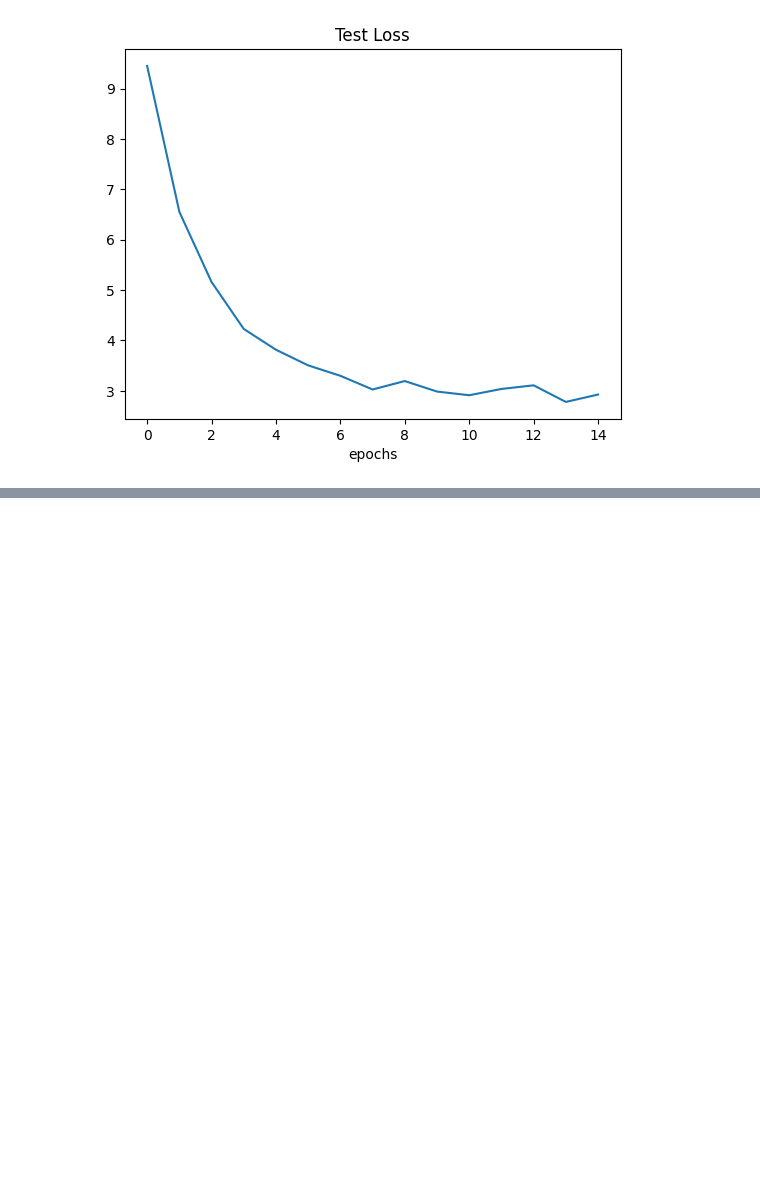
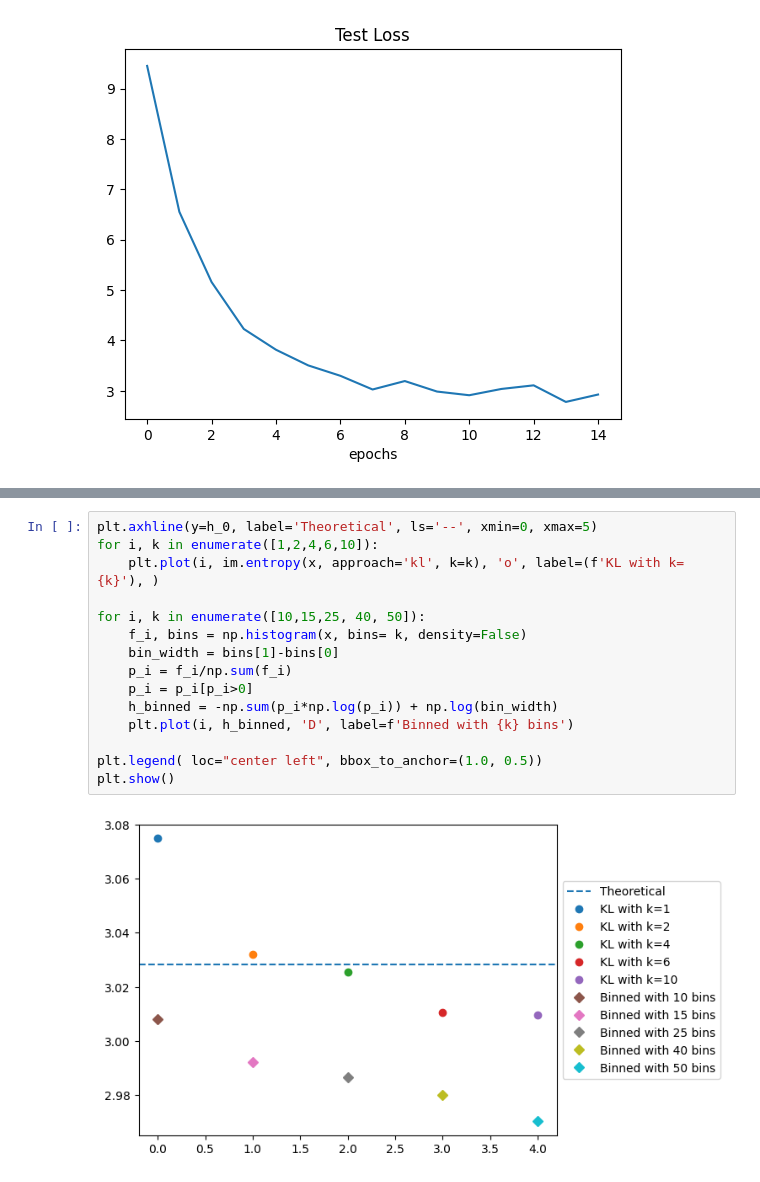
Before and after one commit to Giacomo-Menegatti/Information_theory, a Jupyter notebook: NN_MI.ipynb, the cells around one changed output, grey strips where cells are left out. Drawn from its saved outputs; the diff is of its cells as text; blank space fills up the shorter version.

```diff
--- a/NN_MI.ipynb
+++ b/NN_MI.ipynb
@@ -215,0 +257,17 @@ Using binning to constrain the hidden variables to a discrete distribution and s
+# %%
+plt.axhline(y=h_0, label='Theoretical', ls='--', xmin=0, xmax=5)
+for i, k in enumerate([1,2,4,6,10]):
+    plt.plot(i, im.entropy(x, approach='kl', k=k), 'o', label=(f'KL with k={k}'), )
+
+for i, k in enumerate([10,15,25, 40, 50]):
+    f_i, bins = np.histogram(x, bins= k, density=False)
+    bin_width = bins[1]-bins[0]
+    p_i = f_i/np.sum(f_i)
+    p_i = p_i[p_i>0]
+    h_binned = -np.sum(p_i*np.log(p_i)) + np.log(bin_width)
+    plt.plot(i, h_binned, 'D', label=f'Binned with {k} bins')
+
+plt.legend( loc="center left", bbox_to_anchor=(1.0, 0.5))
+plt.show()
+# %% [output]
+[figure, added]
```
Also changed, not shown: parts of 11 cells of this notebook.
